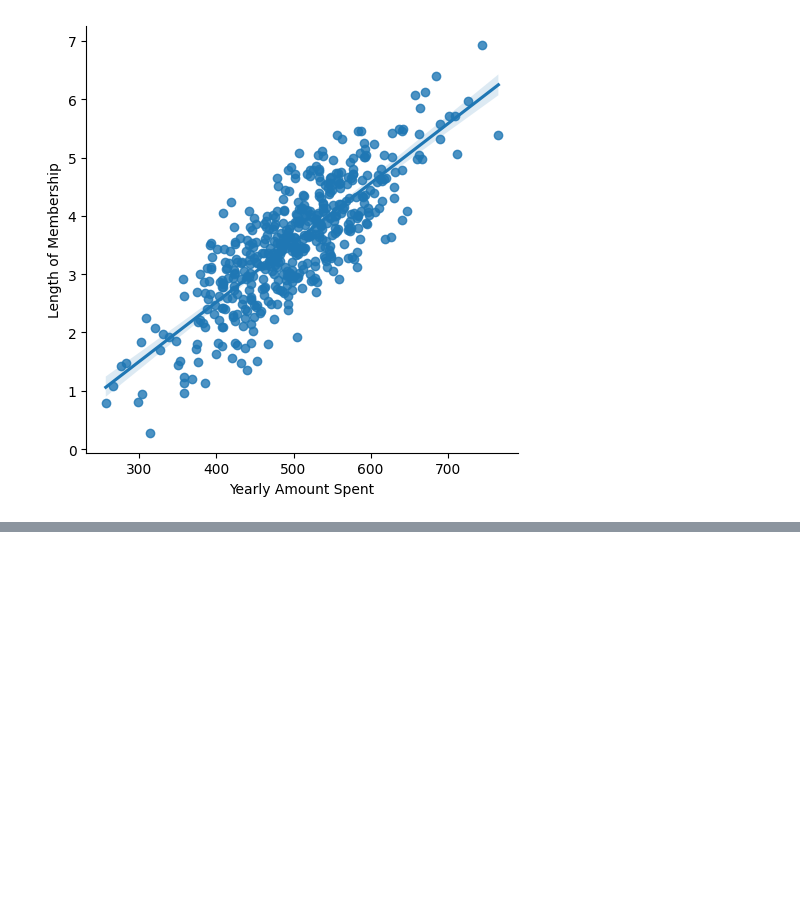
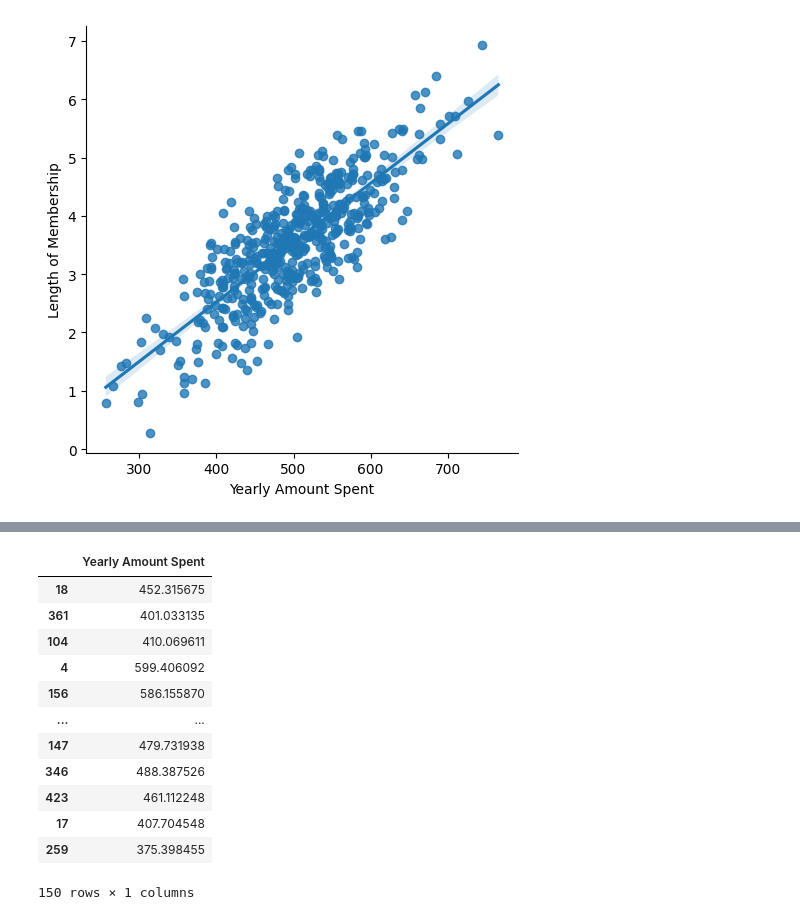
Before and after one commit to lostconnectionhere/machinelearning, a Jupyter notebook: linear_regression/ecommerce_linearRegression.ipynb, the cells around one changed output, grey strips where cells are left out. Saved outputs shown, nothing was run; the diff lists cells and outputs as text; code cells hidden in the pictures; blank space fills up the shorter version.

```diff
--- a/linear_regression/ecommerce_linearRegression.ipynb
+++ b/linear_regression/ecommerce_linearRegression.ipynb
@@ -106,0 +112,3 @@ sns.lmplot(data=df, x="Yearly Amount Spent", y="Length of Membership")
+# %%
+X = df[['Avg. Session Length', 'Time on App', 'Time on Website', 'Length of Membership']]
+y = df[['Yearly Amount Spent']]
@@ -106,0 +179,16 @@ sns.lmplot(data=df, x="Yearly Amount Spent", y="Length of Membership")
+# %%
+y_test #contains the correct prices of the houses
+# %% [output]
+|  | Yearly Amount Spent |
+| 18 | 452.315675 |
+| 361 | 401.033135 |
+| 104 | 410.069611 |
+| 4 | 599.406092 |
+| 156 | 586.155870 |
+| ... | ... |
+| 147 | 479.731938 |
+| 346 | 488.387526 |
+| 423 | 461.112248 |
+| 17 | 407.704548 |
+| 259 | 375.398455 |
+150 rows × 1 columns
```
Also changed, not shown: parts of 18 cells of this notebook.
